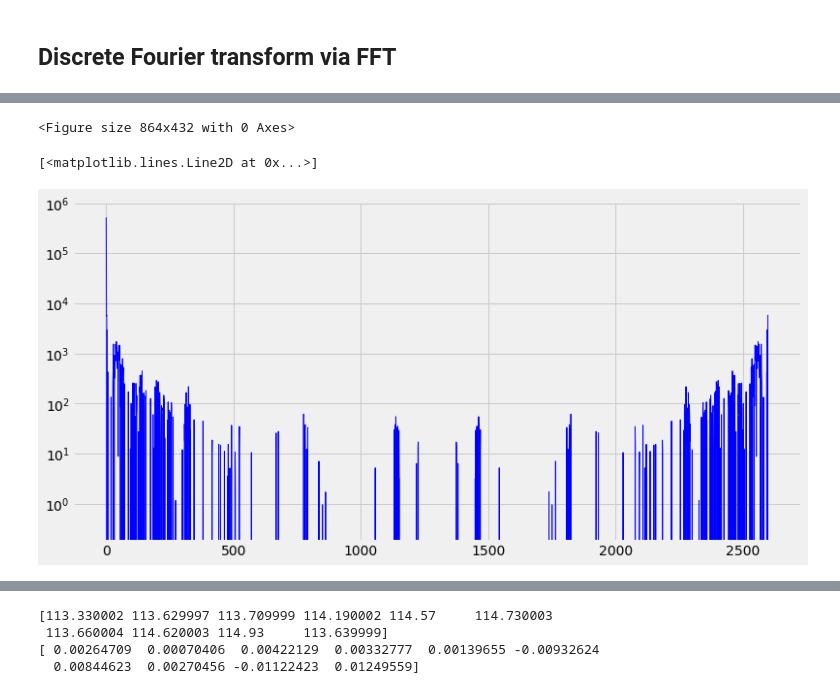
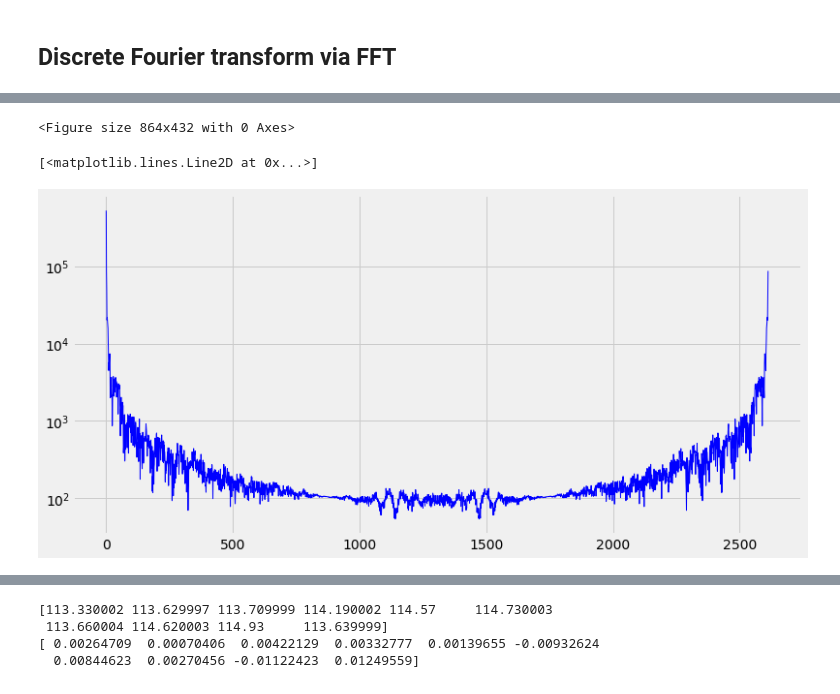
Before and after one commit to alik604/Notebooks, a Jupyter notebook: DSP/Learning_DSP.ipynb, the cells around one changed output, grey strips where cells are left out. Drawn from its saved outputs; the diff is of its cells as text; code cells hidden in the pictures.

```diff
--- a/DSP/Learning_DSP.ipynb
+++ b/DSP/Learning_DSP.ipynb
@@ -75,0 +103,8 @@ array([ 5.18484840e+05    -0.j        ,  5.61361276e+03+85665.77221925j,
+# %%
+smoothed = df.Close.rolling(window=3).mean().dropna()
+smoothed = smoothed.values # to NP array
+
+data_fft = fft(smoothed, workers=-1)
+plt.figure(figsize=(12,6))
+plt.semilogy(data_fft, '-b', linewidth = 1.0)
+plt.show()
@@ -76,8 +115,8 @@ array([ 5.18484840e+05    -0.j        ,  5.61361276e+03+85665.77221925j,
 # %%
 plt.figure(figsize=(12,6))
-plt.semilogy(data_fft, '-b', linewidth = 1.0)
+plt.semilogy(abs(data_fft), '-b', linewidth = 1.0)
 plt.show()
 # %% [output]
 <Figure size 864x432 with 0 Axes>
 [<matplotlib.lines.Line2D at 0x...>]
-[figure, old version]
+[figure, new version]
```
Also changed, not shown: parts of 12 cells of this notebook.
